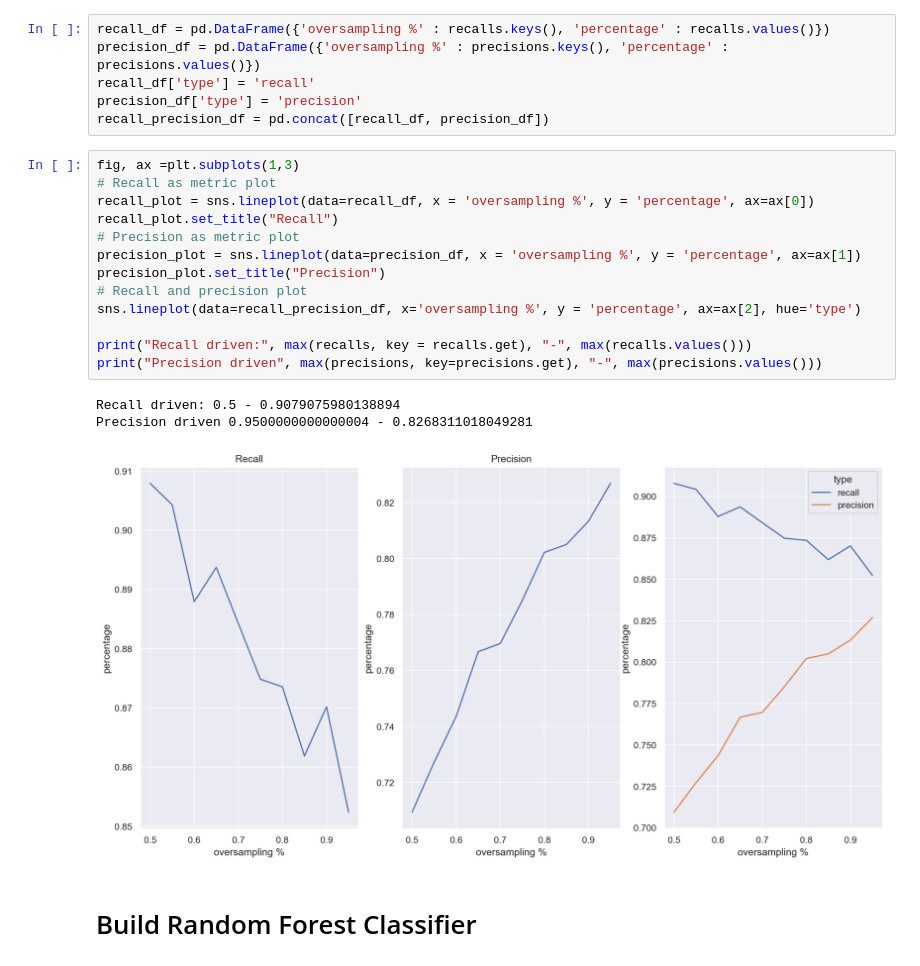
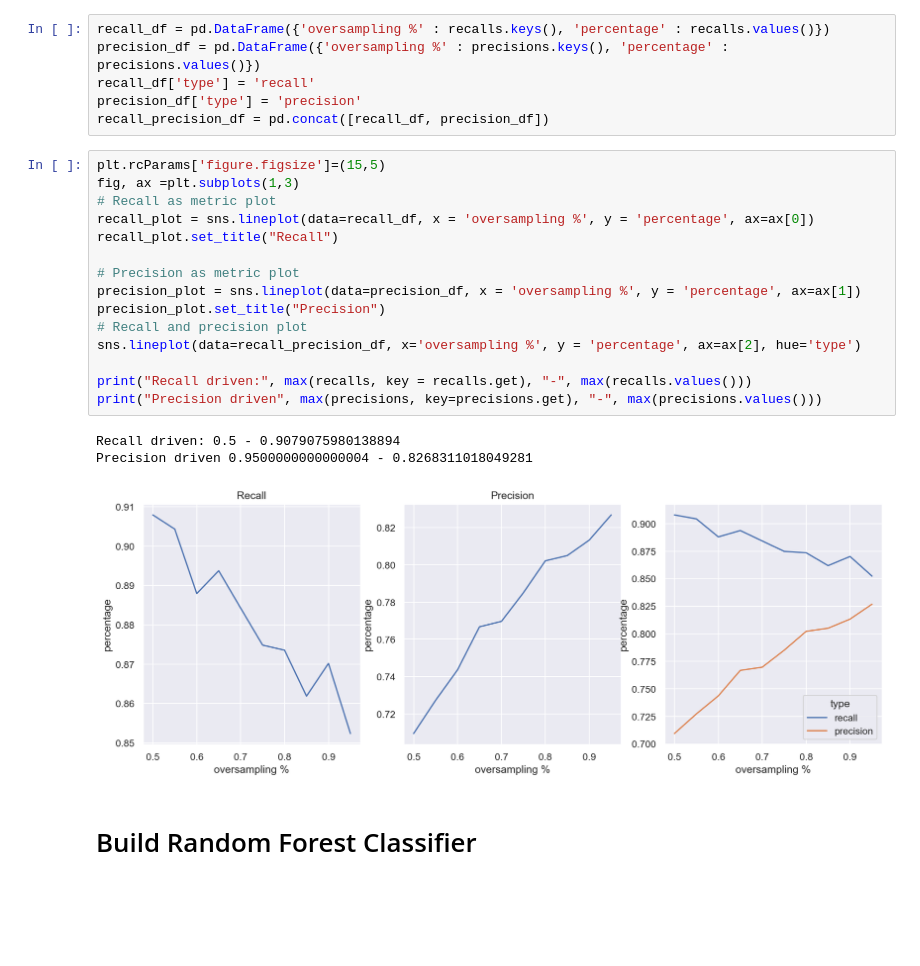
Before and after one commit to vyphamm/Insurance-Predictive-Fraud-Model, a Jupyter notebook: fraud_predictive_model.ipynb, the cells around one changed output. Cells and saved outputs as stored; diff of their text form; blank space fills up the shorter version.

Commit message:
Changed graph formatting and size

```diff
--- a/fraud_predictive_model.ipynb
+++ b/fraud_predictive_model.ipynb
@@ -217,22 +217,24 @@ recall_df['type'] = 'recall'
 precision_df['type'] = 'precision'
 recall_precision_df = pd.concat([recall_df, precision_df])
 # %%
+plt.rcParams['figure.figsize']=(15,5)
 fig, ax =plt.subplots(1,3)
 # Recall as metric plot
 recall_plot = sns.lineplot(data=recall_df, x = 'oversampling %', y = 'percentage', ax=ax[0])
 recall_plot.set_title("Recall")
+
 # Precision as metric plot
 precision_plot = sns.lineplot(data=precision_df, x = 'oversampling %', y = 'percentage', ax=ax[1])
 precision_plot.set_title("Precision")
 # Recall and precision plot
 sns.lineplot(data=recall_precision_df, x='oversampling %', y = 'percentage', ax=ax[2], hue='type')
 
 print("Recall driven:", max(recalls, key = recalls.get), "-", max(recalls.values()))
 print("Precision driven", max(precisions, key=precisions.get), "-", max(precisions.values()))
 # %% [output]
 Recall driven: 0.5 - 0.9079075980138894
 Precision driven 0.9500000000000004 - 0.8268311018049281
-[figure, old version]
+[figure, new version]
 # %% [markdown]
 # Build Random Forest Classifier
 # %% [markdown]
```
Also changed, not shown: parts of 2 cells of this notebook.
